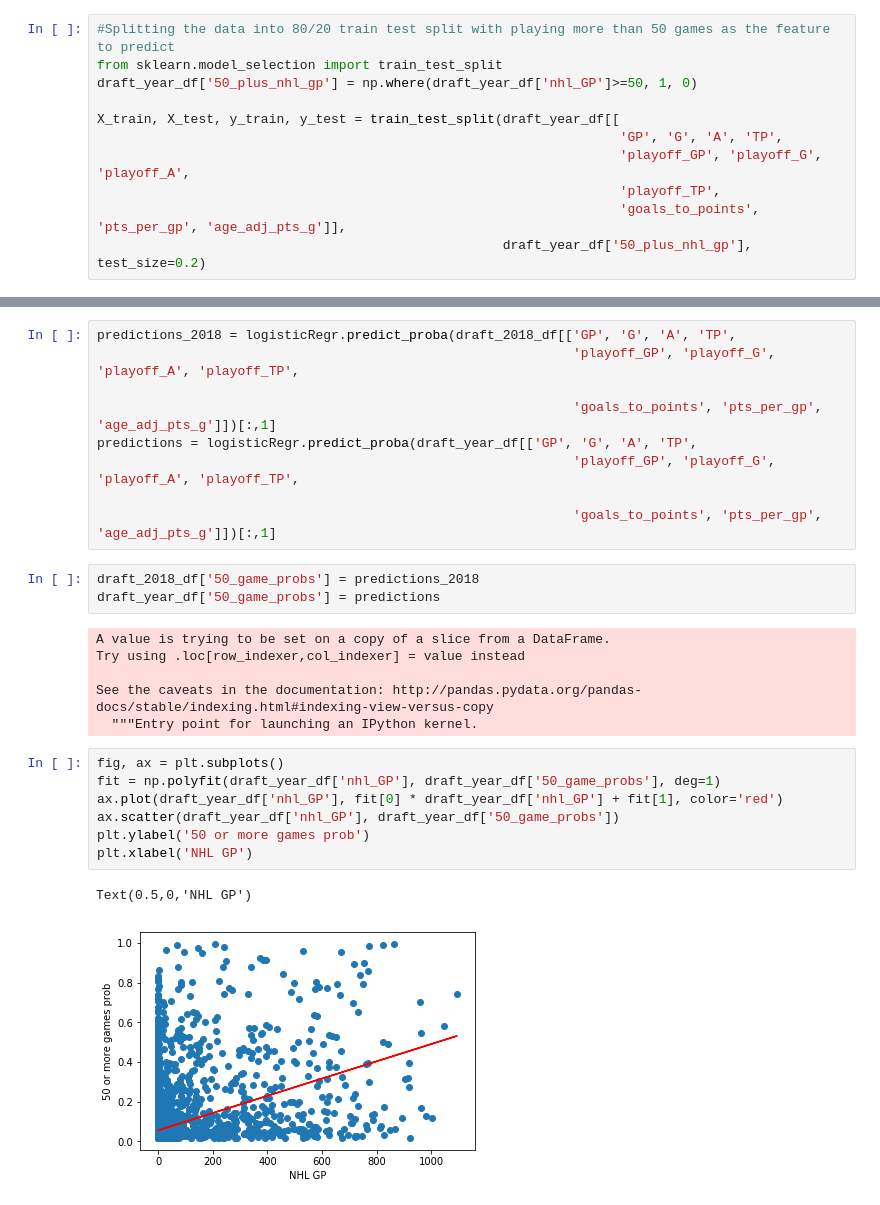
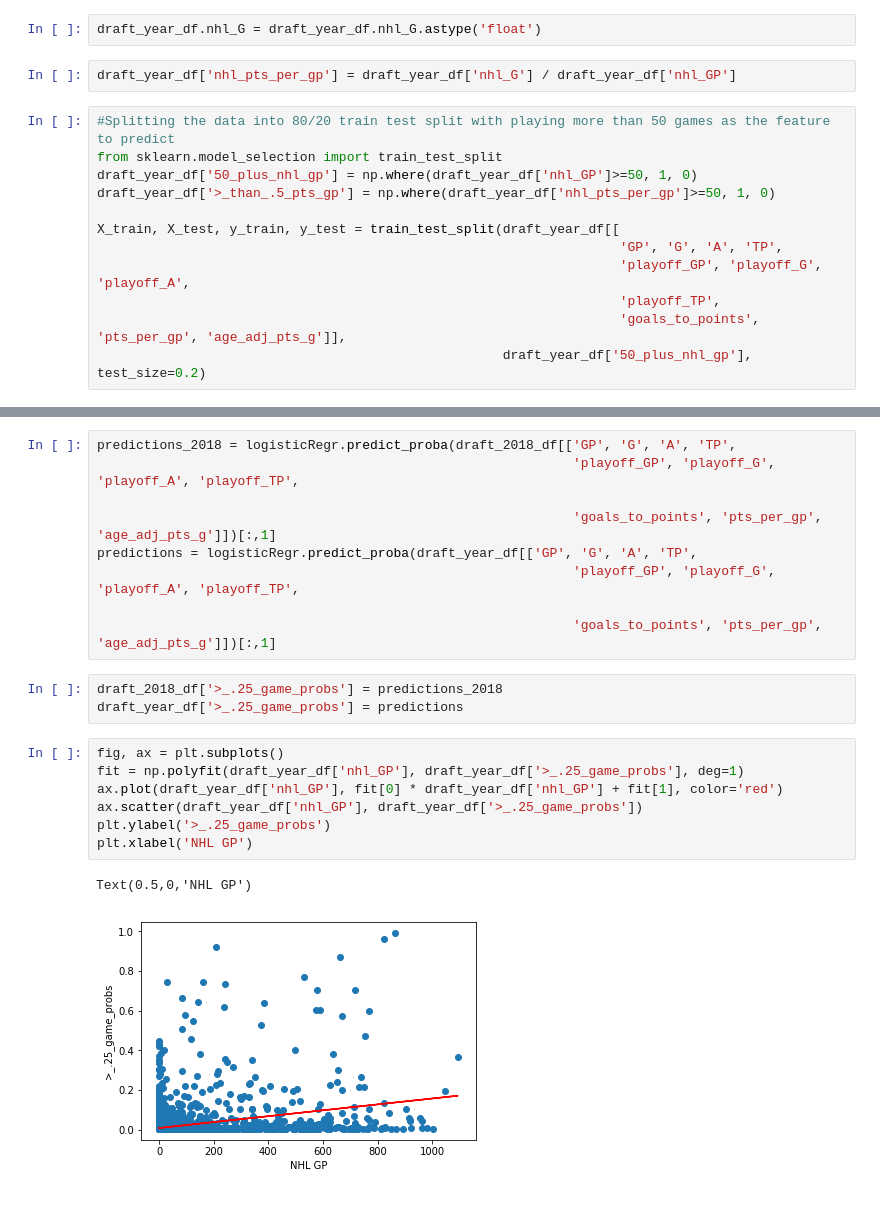
Before and after one commit to Schmoegurt/prospectmodel, a Jupyter notebook: Prospect Model.ipynb, the cells around one changed output, grey strips where cells are left out. Saved outputs shown, nothing was run; the diff lists cells and outputs as text.

```diff
--- a/Prospect Model.ipynb
+++ b/Prospect Model.ipynb
@@ -189,7 +179,12 @@ draft_year_df[draft_year_df['Player'] == 'Rasmus Dahlin']
+# %%
+draft_year_df.nhl_G = draft_year_df.nhl_G.astype('float')
+# %%
+draft_year_df['nhl_pts_per_gp'] = draft_year_df['nhl_G'] / draft_year_df['nhl_GP']
 # %%
 #Splitting the data into 80/20 train test split with playing more than 50 games as the feature to predict
 from sklearn.model_selection import train_test_split
 draft_year_df['50_plus_nhl_gp'] = np.where(draft_year_df['nhl_GP']>=50, 1, 0)
+draft_year_df['>_than_.5_pts_gp'] = np.where(draft_year_df['nhl_pts_per_gp']>=50, 1, 0)
 
 X_train, X_test, y_train, y_test = train_test_split(draft_year_df[[
                                                                    'GP', 'G', 'A', 'TP',
@@ -252,21 +230,15 @@ predictions = logisticRegr.predict_proba(draft_year_df[['GP', 'G', 'A', 'TP',
 
                                                              'goals_to_points', 'pts_per_gp', 'age_adj_pts_g']])[:,1]
 # %%
-draft_2018_df['50_game_probs'] = predictions_2018
-draft_year_df['50_game_probs'] = predictions
+draft_2018_df['>_.25_game_probs'] = predictions_2018
+draft_year_df['>_.25_game_probs'] = predictions
-# %% [output]
-A value is trying to be set on a copy of a slice from a DataFrame.
-Try using .loc[row_indexer,col_indexer] = value instead
-
-See the caveats in the documentation: http://pandas.pydata.org/pandas-docs/stable/indexing.html#indexing-view-versus-copy
-  """Entry point for launching an IPython kernel.
 # %%
 fig, ax = plt.subplots()
-fit = np.polyfit(draft_year_df['nhl_GP'], draft_year_df['50_game_probs'], deg=1)
+fit = np.polyfit(draft_year_df['nhl_GP'], draft_year_df['>_.25_game_probs'], deg=1)
 ax.plot(draft_year_df['nhl_GP'], fit[0] * draft_year_df['nhl_GP'] + fit[1], color='red')
-ax.scatter(draft_year_df['nhl_GP'], draft_year_df['50_game_probs'])
-plt.ylabel('50 or more games prob')
+ax.scatter(draft_year_df['nhl_GP'], draft_year_df['>_.25_game_probs'])
+plt.ylabel('>_.25_game_probs')
 plt.xlabel('NHL GP')
 # %% [output]
 Text(0.5,0,'NHL GP')
-[figure, old version]
+[figure, new version]
```
Also changed, not shown: parts of 26 cells of this notebook.
